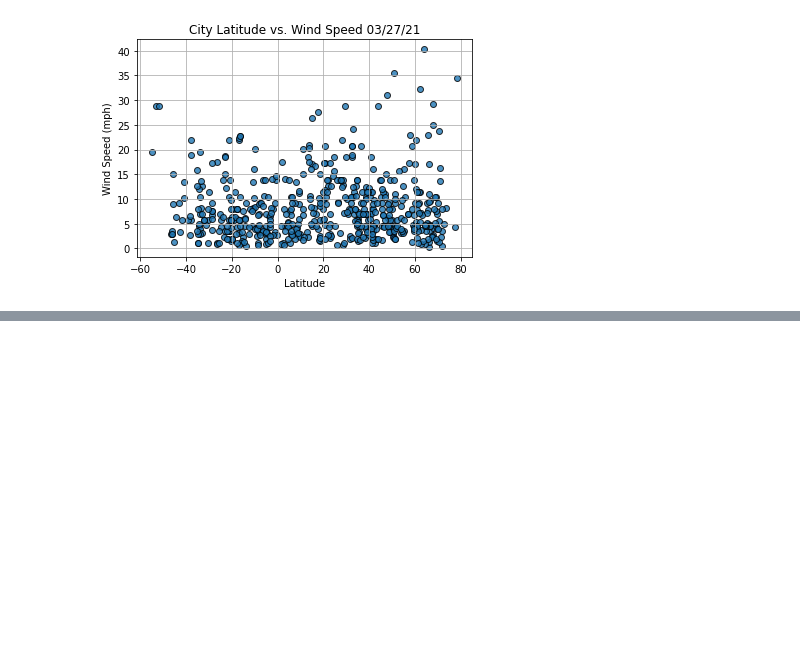
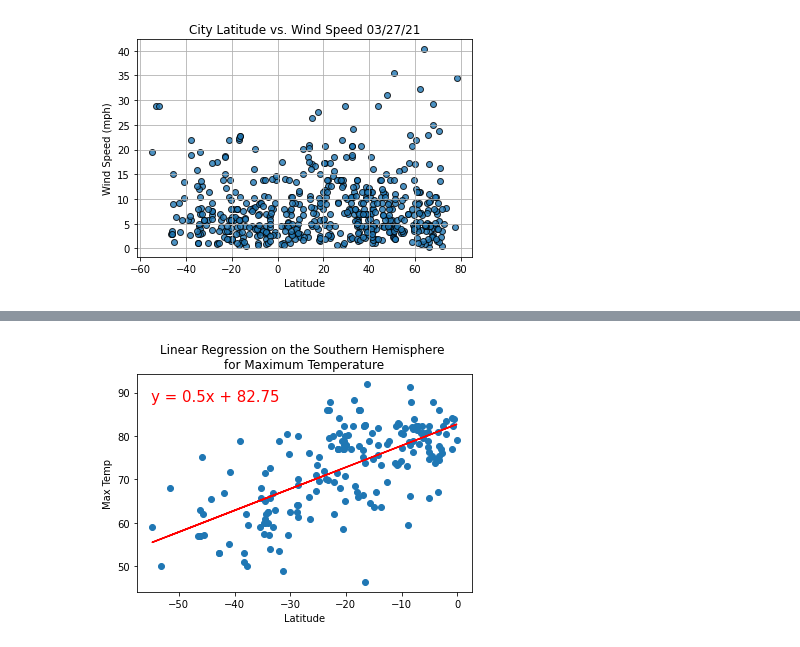
Before and after one commit to goldbala55/World_Weather_Analysis, a Jupyter notebook: WeatherPy.ipynb, the cells around one changed output, grey strips where cells are left out. Cells and saved outputs as stored; diff of their text form; code cells hidden in the pictures; blank space fills up the shorter version.

```diff
--- a/WeatherPy.ipynb
+++ b/WeatherPy.ipynb
@@ -265,0 +316,10 @@ plt.show()
+# %%
+# Linear regression on the Southern Hemisphere
+# multiple stackoverflow and matplotlib doc for correct way to split title lines (insert \n)
+x_values = southern_hemi_df["Lat"]
+y_values = southern_hemi_df["Max Temp"]
+# Call the function.
+plot_linear_regression(x_values, y_values,
+                       'Linear Regression on the Southern Hemisphere \nfor Maximum Temperature', 'Max Temp',(-55,88))
+# %% [output]
+[figure, added]
```
Also changed, not shown: parts of 8 cells of this notebook.
